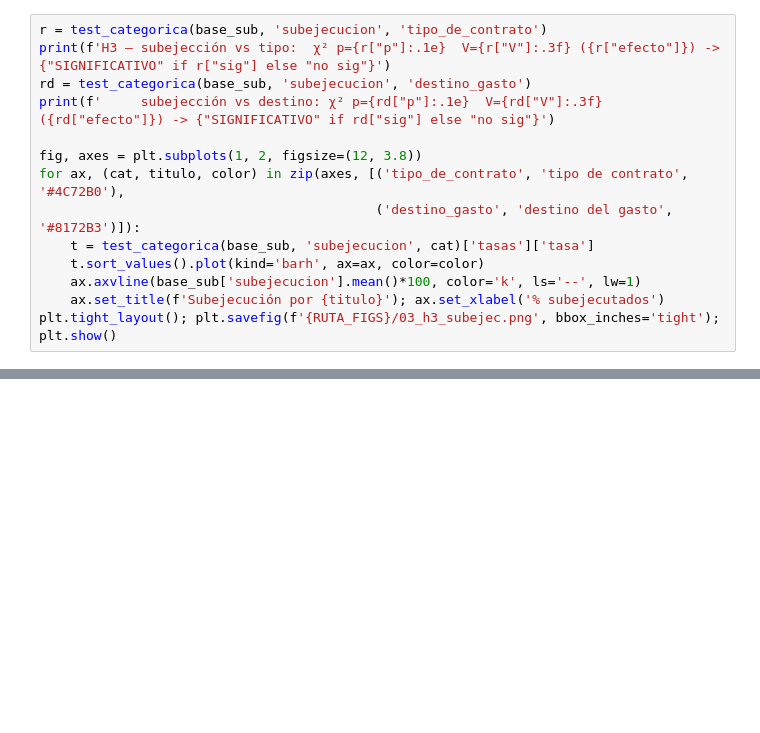
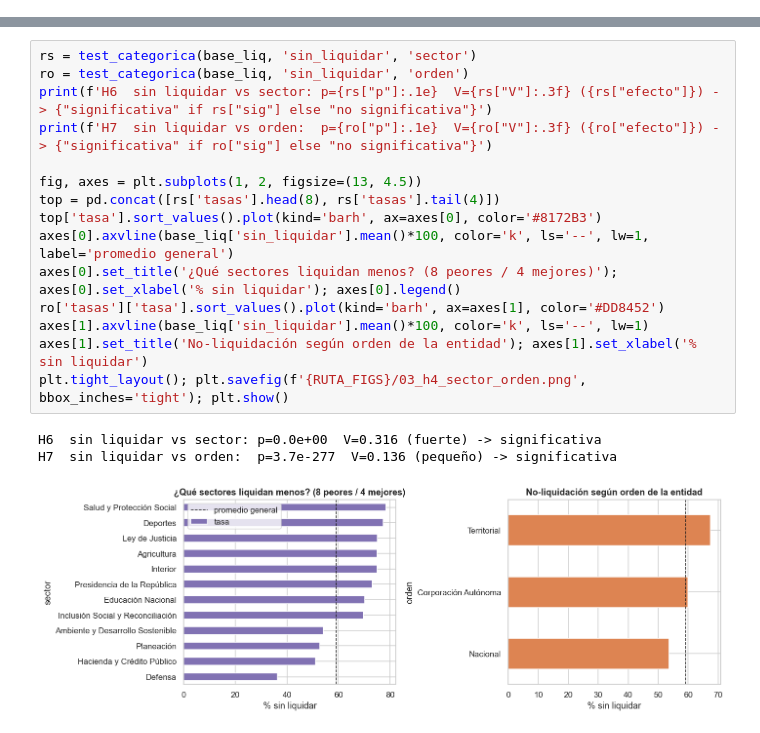
Before and after one commit to Danielfts/MINE-ciencia-de-datos, a Jupyter notebook: Taller 1/notebooks/03_analisis.ipynb, the cells around one changed output, grey strips where cells are left out. Drawn from its saved outputs; the diff is of its cells as text; blank space fills up the shorter version.

```diff
--- a/Taller 1/notebooks/03_analisis.ipynb
+++ b/Taller 1/notebooks/03_analisis.ipynb
@@ -226,14 +0,0 @@ modalidades competitivas y de mayor cuantía concentran las adiciones de plazo.
-# %%
-r = test_categorica(base_sub, 'subejecucion', 'tipo_de_contrato')
-print(f'H3 — subejección vs tipo:  χ² p={r["p"]:.1e}  V={r["V"]:.3f} ({r["efecto"]}) -> {"SIGNIFICATIVO" if r["sig"] else "no sig"}')
-rd = test_categorica(base_sub, 'subejecucion', 'destino_gasto')
-print(f'     subejección vs destino: χ² p={rd["p"]:.1e}  V={rd["V"]:.3f} ({rd["efecto"]}) -> {"SIGNIFICATIVO" if rd["sig"] else "no sig"}')
-
-fig, axes = plt.subplots(1, 2, figsize=(12, 3.8))
-for ax, (cat, titulo, color) in zip(axes, [('tipo_de_contrato', 'tipo de contrato', '#4C72B0'),
-                                           ('destino_gasto', 'destino del gasto', '#8172B3')]):
-    t = test_categorica(base_sub, 'subejecucion', cat)['tasas']['tasa']
-    t.sort_values().plot(kind='barh', ax=ax, color=color)
-    ax.axvline(base_sub['subejecucion'].mean()*100, color='k', ls='--', lw=1)
-    ax.set_title(f'Subejecución por {titulo}'); ax.set_xlabel('% subejecutados')
-plt.tight_layout(); plt.savefig(f'{RUTA_FIGS}/03_h3_subejec.png', bbox_inches='tight'); plt.show()
@@ -367,0 +318,19 @@ limitaciones del análisis.
+# %%
+rs = test_categorica(base_liq, 'sin_liquidar', 'sector')
+ro = test_categorica(base_liq, 'sin_liquidar', 'orden')
+print(f'H6  sin liquidar vs sector: p={rs["p"]:.1e}  V={rs["V"]:.3f} ({rs["efecto"]}) -> {"significativa" if rs["sig"] else "no significativa"}')
+print(f'H7  sin liquidar vs orden:  p={ro["p"]:.1e}  V={ro["V"]:.3f} ({ro["efecto"]}) -> {"significativa" if ro["sig"] else "no significativa"}')
+
+fig, axes = plt.subplots(1, 2, figsize=(13, 4.5))
+top = pd.concat([rs['tasas'].head(8), rs['tasas'].tail(4)])
+top['tasa'].sort_values().plot(kind='barh', ax=axes[0], color='#8172B3')
+axes[0].axvline(base_liq['sin_liquidar'].mean()*100, color='k', ls='--', lw=1, label='promedio general')
+axes[0].set_title('¿Qué sectores liquidan menos? (8 peores / 4 mejores)'); axes[0].set_xlabel('% sin liquidar'); axes[0].legend()
+ro['tasas']['tasa'].sort_values().plot(kind='barh', ax=axes[1], color='#DD8452')
+axes[1].axvline(base_liq['sin_liquidar'].mean()*100, color='k', ls='--', lw=1)
+axes[1].set_title('No-liquidación según orden de la entidad'); axes[1].set_xlabel('% sin liquidar')
+plt.tight_layout(); plt.savefig(f'{RUTA_FIGS}/03_h4_sector_orden.png', bbox_inches='tight'); plt.show()
+# %% [output]
+H6  sin liquidar vs sector: p=0.0e+00  V=0.316 (fuerte) -> significativa
+H7  sin liquidar vs orden:  p=3.7e-277  V=0.136 (pequeño) -> significativa
+[figure, added]
```
Also changed, not shown: parts of 59 cells of this notebook, 11 other files.
